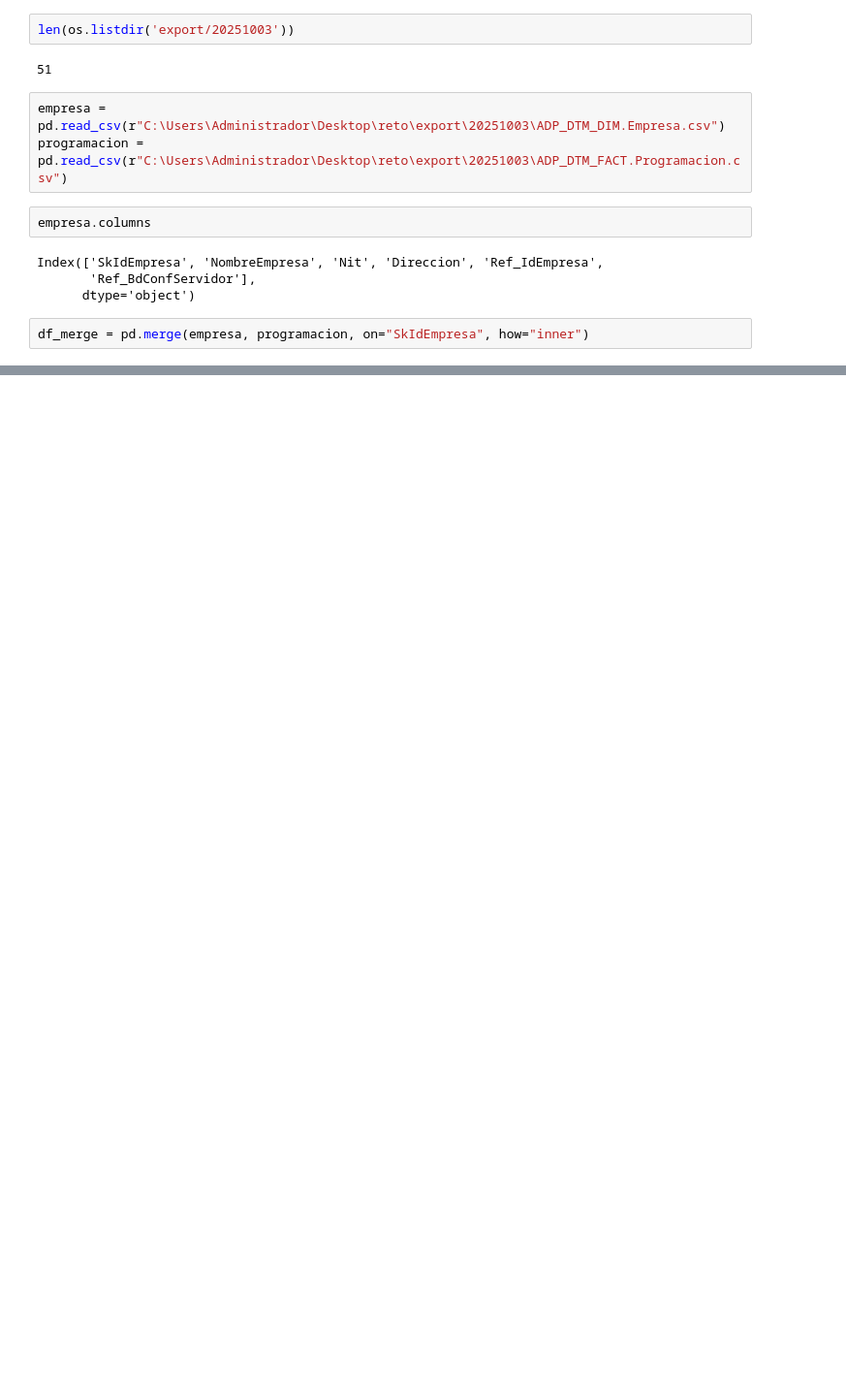
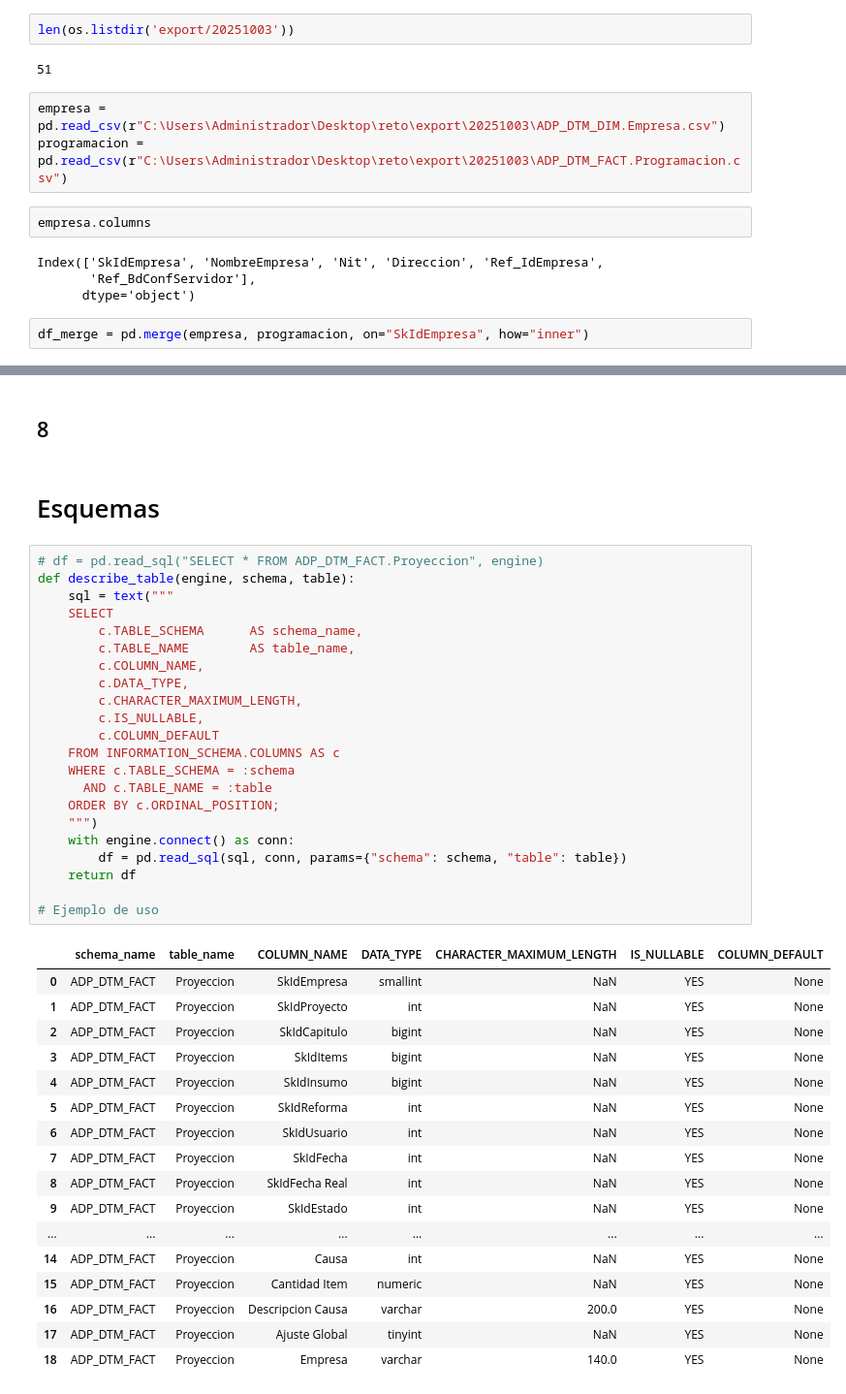
Before and after one commit to ConnectEscuelaIngenieros/consultoriaConnectBogota, a Jupyter notebook: conexionDB.ipynb, the cells around one changed output, grey strips where cells are left out. Shown: that part at 97% size. Saved outputs shown, nothing was run; the diff lists cells and outputs as text; blank space fills up the shorter version.

```diff
--- a/conexionDB.ipynb
+++ b/conexionDB.ipynb
@@ -459,0 +482,44 @@ df_merge.head()
+# %% [markdown]
+## 8
+# %% [markdown]
+# Esquemas
+# %%
+# df = pd.read_sql("SELECT * FROM ADP_DTM_FACT.Proyeccion", engine)
+def describe_table(engine, schema, table):
+    sql = text("""
+    SELECT
+        c.TABLE_SCHEMA      AS schema_name,
+        c.TABLE_NAME        AS table_name,
+        c.COLUMN_NAME,
+        c.DATA_TYPE,
+        c.CHARACTER_MAXIMUM_LENGTH,
+        c.IS_NULLABLE,
+        c.COLUMN_DEFAULT
+    FROM INFORMATION_SCHEMA.COLUMNS AS c
+    WHERE c.TABLE_SCHEMA = :schema
+      AND c.TABLE_NAME = :table
+    ORDER BY c.ORDINAL_POSITION;
+    """)
+    with engine.connect() as conn:
+        df = pd.read_sql(sql, conn, params={"schema": schema, "table": table})
+    return df
+
+# Ejemplo de uso
+# %% [output]
+|  | schema_name | table_name | COLUMN_NAME | DATA_TYPE | CHARACTER_MAXIMUM_LENGTH | IS_NULLABLE | COLUMN_DEFAULT |
+| 0 | ADP_DTM_FACT | Proyeccion | SkIdEmpresa | smallint | NaN | YES | None |
+| 1 | ADP_DTM_FACT | Proyeccion | SkIdProyecto | int | NaN | YES | None |
+| 2 | ADP_DTM_FACT | Proyeccion | SkIdCapitulo | bigint | NaN | YES | None |
+| 3 | ADP_DTM_FACT | Proyeccion | SkIdItems | bigint | NaN | YES | None |
+| 4 | ADP_DTM_FACT | Proyeccion | SkIdInsumo | bigint | NaN | YES | None |
+| 5 | ADP_DTM_FACT | Proyeccion | SkIdReforma | int | NaN | YES | None |
+| 6 | ADP_DTM_FACT | Proyeccion | SkIdUsuario | int | NaN | YES | None |
+| 7 | ADP_DTM_FACT | Proyeccion | SkIdFecha | int | NaN | YES | None |
+| 8 | ADP_DTM_FACT | Proyeccion | SkIdFecha Real | int | NaN | YES | None |
+| 9 | ADP_DTM_FACT | Proyeccion | SkIdEstado | int | NaN | YES | None |
+| ... | ... | ... | ... | ... | ... | ... | ... |
+| 14 | ADP_DTM_FACT | Proyeccion | Causa | int | NaN | YES | None |
+| 15 | ADP_DTM_FACT | Proyeccion | Cantidad Item | numeric | NaN | YES | None |
+| 16 | ADP_DTM_FACT | Proyeccion | Descripcion Causa | varchar | 200.0 | YES | None |
+| 17 | ADP_DTM_FACT | Proyeccion | Ajuste Global | tinyint | NaN | YES | None |
+| 18 | ADP_DTM_FACT | Proyeccion | Empresa | varchar | 140.0 | YES | None |
```
Also changed, not shown: parts of 15 cells of this notebook, 7 other files.
